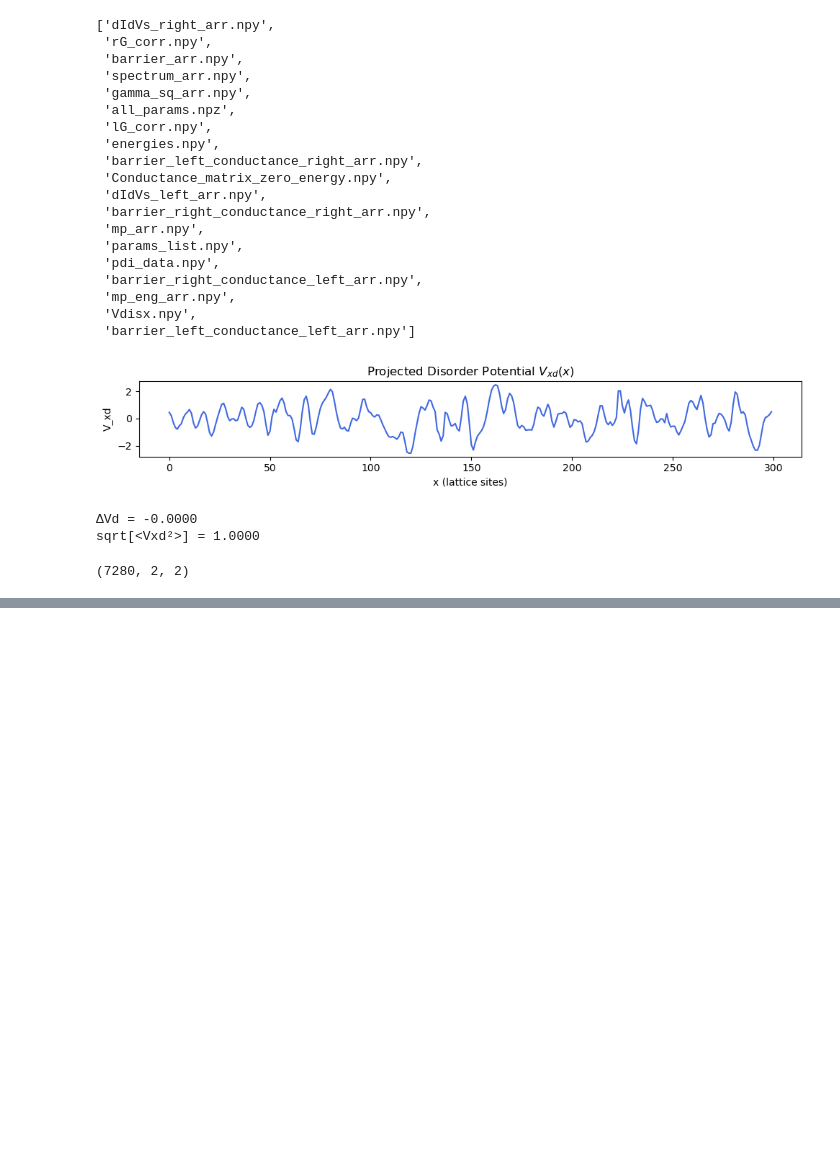
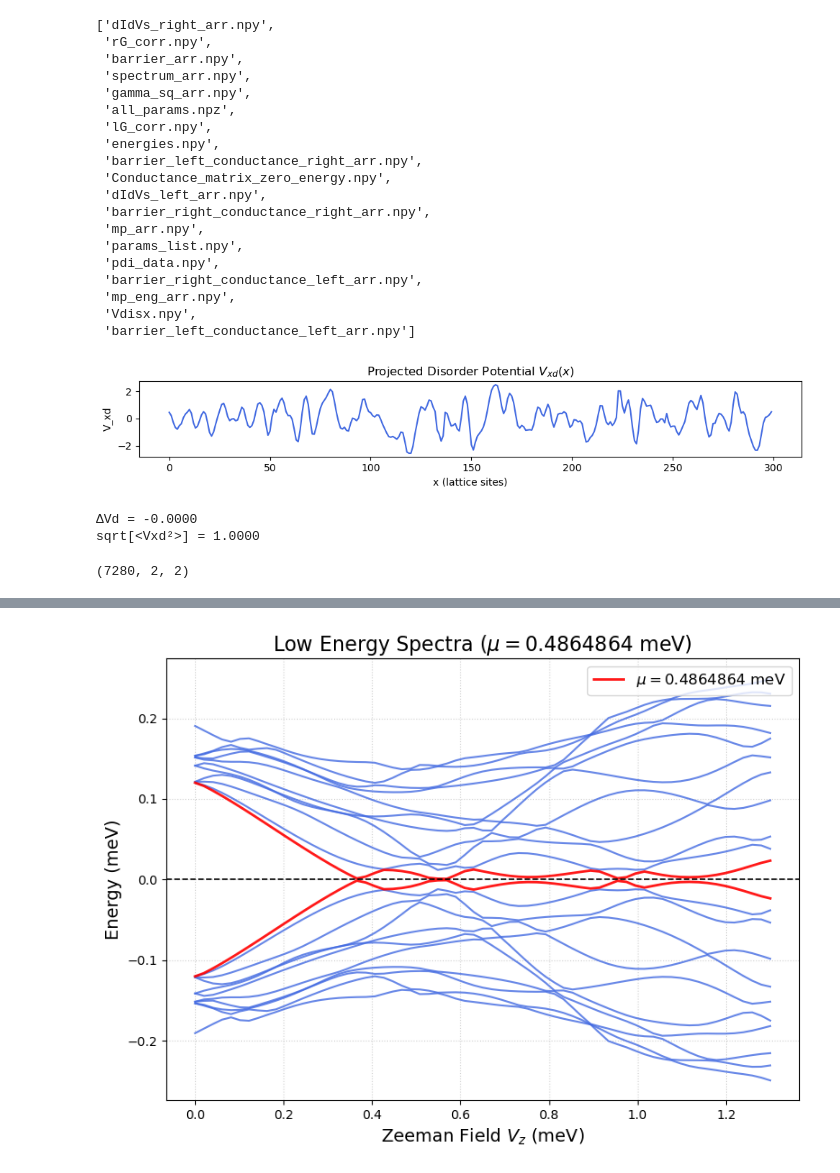
Before and after one commit to polianahp/Nonlocality-of-local-Andreev-conductances-as-a-probe-for-topological-Majorana-wires, a Jupyter notebook: plotting.ipynb, the cells around one changed output, grey strips where cells are left out. Drawn from its saved outputs; the diff is of its cells as text; code cells hidden in the pictures; blank space fills up the shorter version.

Commit message:
test run for clean case

```diff
--- a/plotting.ipynb
+++ b/plotting.ipynb
@@ -584,0 +579,54 @@ else:
+# %%
+target_mu = 0.4864864# <-- Change this to the mu value you want to inspect
+
+# 2. Extract columns from params_list (Format: [index, mu, Vz])
+mu_vals = params_list[:, 1]
+vz_vals = params_list[:, 2]
+
+# 3. Find indices where mu matches the target
+indices = np.where(np.isclose(mu_vals, target_mu, atol=1e-4))[0]
+
+if len(indices) == 0:
+    print(f"Warning: No data found for mu = {target_mu}. Please check your grid values.")
+else:
+    # 4. Extract the Vz values and spectra for this mu
+    plot_vz = vz_vals[indices]
+    plot_spectra = spectrum_arr[indices, :]
+
+    # 5. Sort by Vz to ensure the lines draw smoothly from left to right
+    sort_idx = np.argsort(plot_vz)
+    plot_vz = plot_vz[sort_idx]
+    plot_spectra = plot_spectra[sort_idx, :]
+
+    # 6. Create the Figure with a single plot
+    fig, ax1 = plt.subplots(
+        figsize=(8, 6),
+        dpi=100
+    )
+
+    # ---------------------------------------------------------
+    # PLOT: Energy Spectrum
+    # ---------------------------------------------------------
+    # Plot the bulk states in standard blue
+    ax1.plot(plot_vz, plot_spectra[:, :10], color='royalblue', alpha=0.8, linewidth=1.5)
+    ax1.plot(plot_vz, plot_spectra[:, 12:], color='royalblue', alpha=0.8, linewidth=1.5)
+
+    # Plot the two states closest to E=0 in red.
+    ax1.plot(plot_vz, plot_spectra[:, 10:12], color='red', alpha=0.9, linewidth=2.0, label=rf"$\mu = {target_mu}$ meV")
+
+    ax1.axhline(0, color='black', linestyle='--', linewidth=1.2)
+    ax1.set_xlabel(r"Zeeman Field $V_z$ (meV)", fontsize=14)
+    ax1.set_ylabel("Energy (meV)", fontsize=14)
+    ax1.set_title(f"Low Energy Spectra ($\mu = {target_mu}$ meV)", fontsize=16)
+    ax1.grid(True, linestyle=':', alpha=0.6)
+
+    # Fix the legend so the mu label only appears once
+    handles, labels = ax1.get_legend_handles_labels()
+    by_label = dict(zip(labels, handles))
+    ax1.legend(by_label.values(), by_label.keys(), loc='upper right', fontsize=12)
+
+    # Clean up layout
+    plt.tight_layout()
+    plt.show()
+# %% [output]
+[figure, added]
```
Also changed, not shown: parts of 2 cells of this notebook, 3 other files.
